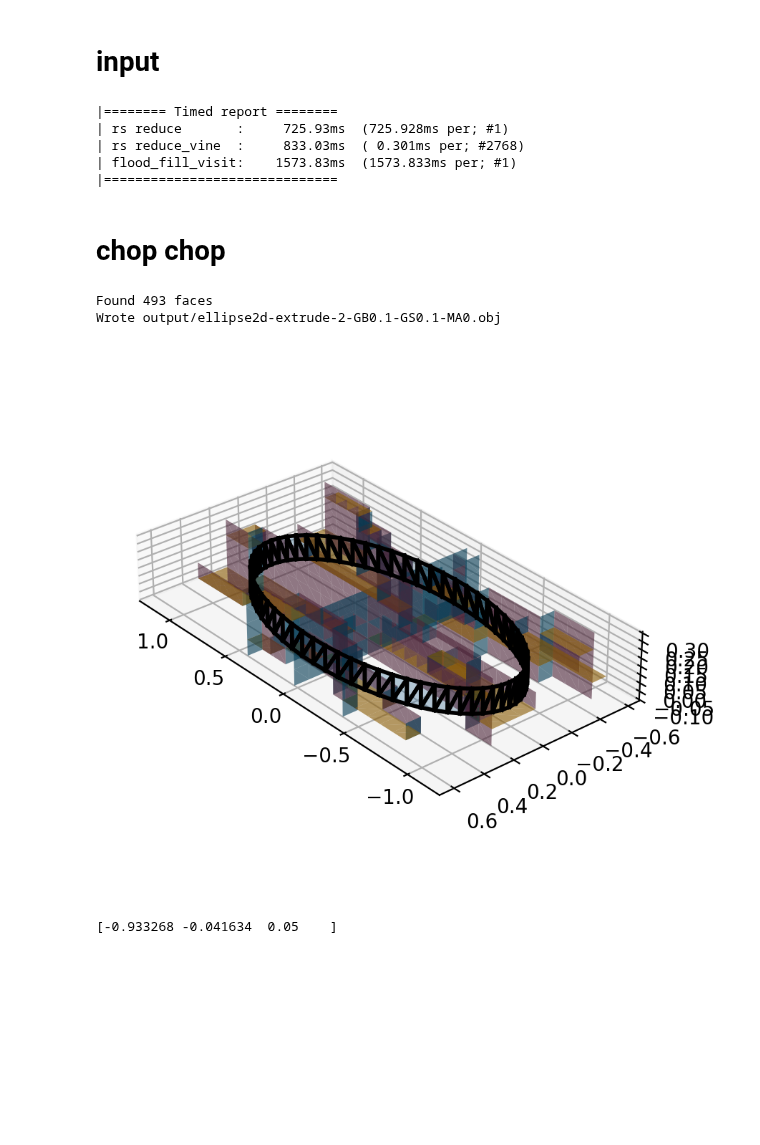
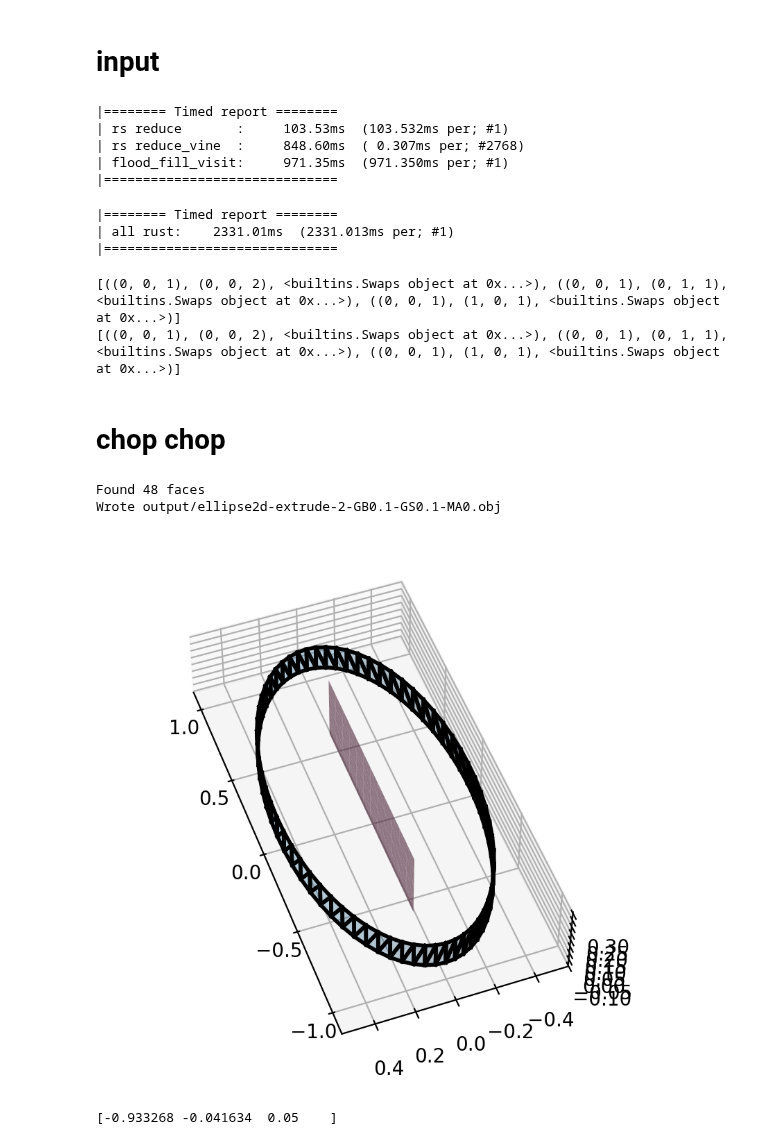
Before and after one commit to medial-ax/medial-ax, a Jupyter notebook: rustbook.ipynb, the cells around one changed output. Drawn from its saved outputs; the diff is of its cells as text; code cells hidden in the pictures; blank space fills up the shorter version.

```diff
--- a/rustbook.ipynb
+++ b/rustbook.ipynb
@@ -91,14 +91,39 @@ def visit(new_cell: Tuple[int,int,int], old_cell: Tuple[int,int,int]):
       rs_states[new_cell] = rs_new_state
 
 with utils.Timed('flood_fill_visit'):
-  gridd.flood_fill_visit(gridd.center_index(), visit)
+  gridd.flood_fill_visit((0, 0, 0), visit)
 utils.Timed.report()
 # %% [output]
 |======== Timed report ========
-| rs reduce       :     725.93ms  (725.928ms per; #1)
-| rs reduce_vine  :     833.03ms  ( 0.301ms per; #2768)
-| flood_fill_visit:    1573.83ms  (1573.833ms per; #1)
+| rs reduce       :     103.53ms  (103.532ms per; #1)
+| rs reduce_vine  :     848.60ms  ( 0.307ms per; #2768)
+| flood_fill_visit:     971.35ms  (971.350ms per; #1)
 |==============================
+# %%
+corner = list(gridd.a[0,0,0])
+size = gridd.size
+shape = list(gridd.a.shape)[:3]
+rgrid = mars.Grid.new(corner, size, shape)
+with utils.Timed('all rust'):
+  res = rgrid.run_state(100, rs_complex)
+utils.Timed.report()
+# %% [output]
+|======== Timed report ========
+| all rust:    2331.01ms  (2331.013ms per; #1)
+|==============================
+# %%
+def p(lst):
+  print([p for p in lst if p[0] == (0, 0, 1)])
+
+list_of_swaps.sort(key=lambda x: (x[0], x[1]))
+p(list_of_swaps)
+res.sort(key=lambda x: (x[0], x[1]))
+p(res)
+
+rs_list_of_swaps = res
+# %% [output]
+[((0, 0, 1), (0, 0, 2), <builtins.Swaps object at 0x...>), ((0, 0, 1), (0, 1, 1), <builtins.Swaps object at 0x...>), ((0, 0, 1), (1, 0, 1), <builtins.Swaps object at 0x...>)]
+[((0, 0, 1), (0, 0, 2), <builtins.Swaps object at 0x...>), ((0, 0, 1), (0, 1, 1), <builtins.Swaps object at 0x...>), ((0, 0, 1), (1, 0, 1), <builtins.Swaps object at 0x...>)]
 # %% [markdown]
 # chop chop
 # %%
@@ -106,7 +131,7 @@ utils.Timed.report()
 medaxdim = 1 # can say example.medial_axis when set
 
 # euclidean prune: all dims
-euclid_prune = False
+euclid_prune = True
 prune_dist = 0.4
 
 # coboundary: dim 0,2
@@ -137,7 +162,7 @@ class Data:
 
 faces = []
 swap_coordinate_pairs = []
-for (old_cell, new_cell, swaps) in list_of_swaps:
+for (old_cell, new_cell, swaps) in rs_list_of_swaps:
   state_old = rs_states[old_cell]
   state_new = rs_states[new_cell]
   swaps = swaps.pyclone()
@@ -185,7 +210,7 @@ plt, ax = ourplot.plot_vineyard_results(
   our_complex,
   gridd,
   faces,
-  CameraOpt(azim=140, elev=80),
+  CameraOpt(azim=160, elev=50),
   # only_edges=True,
   # complex_vertices=True,
   skip_grid=True,
@@ -198,35 +223,35 @@ plt, ax = ourplot.plot_vineyard_results(
 #   si_p = d.simplex_i_p
 #   sj_p = d.simplex_j_p
 
 #   killer_i = d.state_old.find_killer(d.dim, d.i)
 #   victim_i = d.state_old.find_victim(d.dim, d.i)
 #   if killer_i is not None:
 #     kp = rs_complex.simplices_per_dim[d.dim+1][killer_i].center_point(rs_complex)
 #     plotline(ax, si_p, kp, '-', color='red')
 #   elif victim_i is not None:
 #     vp = rs_complex.simplices_per_dim[d.dim-1][victim_i].center_point(rs_complex)
 #     plotline(ax, si_p, vp, '-', color='green')
 #   else:
 #     print('no killer or victim for i')
 
 #   killer_j = d.state_new.find_killer(d.dim, d.j)
 #   victim_j = d.state_new.find_victim(d.dim, d.j)
 #   if killer_j is not None:
 #     kp = rs_complex.simplices_per_dim[d.dim+1][killer_j].center_point(rs_complex)
 #     plotline(ax, sj_p, kp, '-', color='lightred')
 #   elif victim_j is not None:
 #     vp = rs_complex.simplices_per_dim[d.dim-1][victim_j].center_point(rs_complex)
 #     plotline(ax, sj_p, vp, '-', color='lightgreen')
 #   else:
 #     print('no killer or victim for j')
 
 #   plotline(ax, g1, si_p, '-', color='orange')
 #   plotline(ax, g1, g2, '-', color='black')
 #   plotline(ax, g2, sj_p, '-', color='yellow')
 # %% [output]
-Found 493 faces
+Found 48 faces
 Wrote output/ellipse2d-extrude-2-GB0.1-GS0.1-MA0.obj
-[figure, old version]
+[figure, new version]
 # %%
 center = gridd.center_index()
 # center = (center[0], 2, 1)
```
Also changed, not shown: parts of 1 cell of this notebook, 3 other files.
